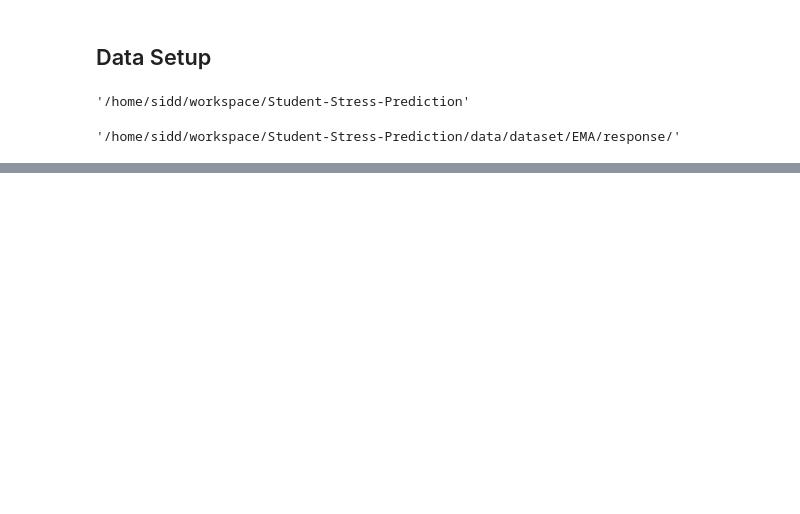
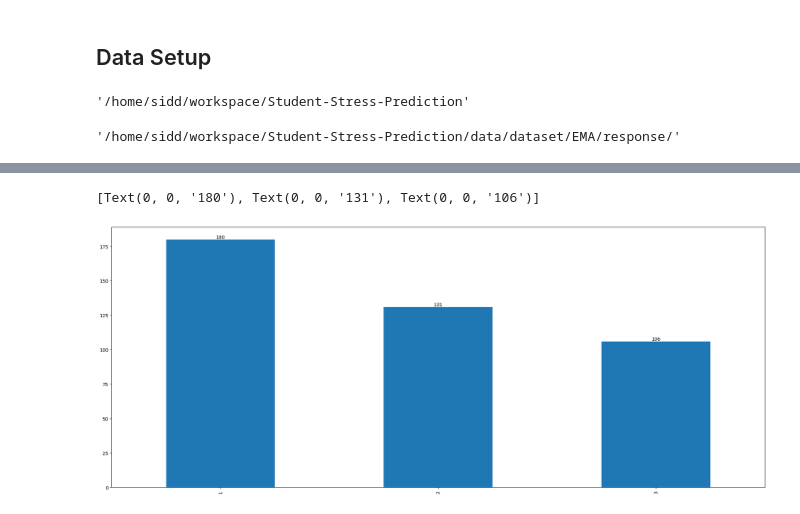
Before and after one commit to slickFix/Student-Stress-Prediction, a Jupyter notebook: EDA.ipynb, the cells around one changed output, grey strips where cells are left out. Cells and saved outputs as stored; diff of their text form; code cells hidden in the pictures; blank space fills up the shorter version.

```diff
--- a/EDA.ipynb
+++ b/EDA.ipynb
@@ -150,0 +269,6 @@ get_info_from_timestamp(list(stress_json_di.items())[0][1][0]['resp_time'])
+# %%
+ax = mood2_ema_df['rating'].value_counts().plot.bar(figsize=(25, 10))
+ax.bar_label(ax.containers[0])
+# %% [output]
+[Text(0, 0, '180'), Text(0, 0, '131'), Text(0, 0, '106')]
+[figure, added]
```
Also changed, not shown: parts of 43 cells of this notebook.
